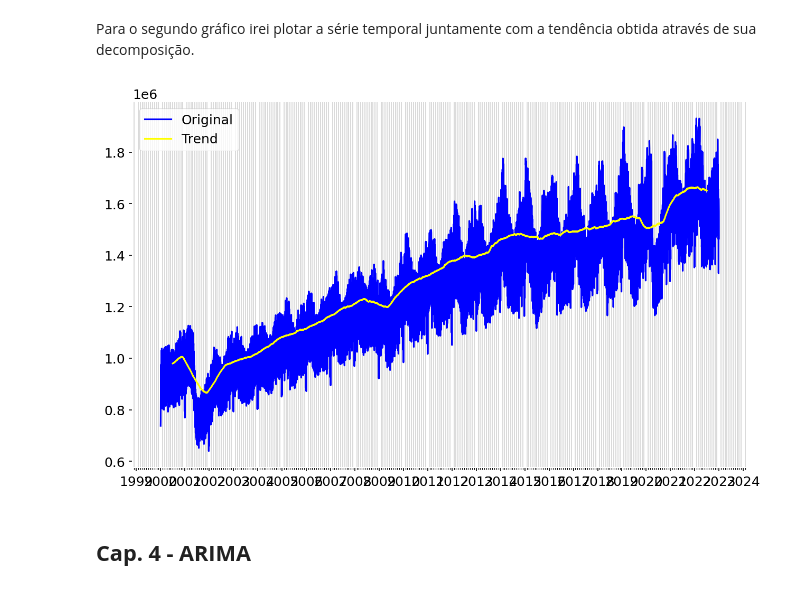
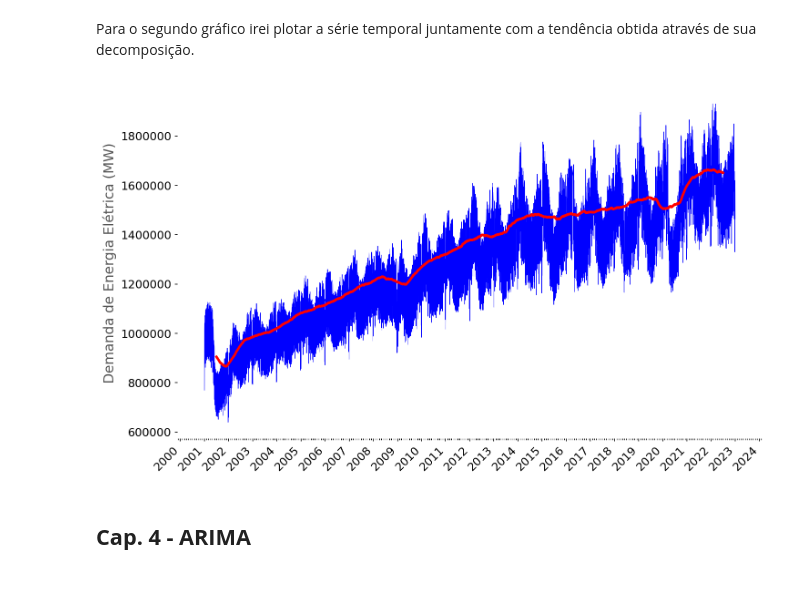
Before and after one commit to vitorsbarboza/Energy-Demand---Time-Series-Forecasting, a Jupyter notebook: Previsão_Demanda_Energia.ipynb, the cells around one changed output. Drawn from its saved outputs; the diff is of its cells as text; code cells hidden in the pictures.

```diff
--- a/Previsão_Demanda_Energia.ipynb
+++ b/Previsão_Demanda_Energia.ipynb
@@ -64,6 +64,17 @@ import matplotlib.pyplot as plt  # Criação de gráficos
 import matplotlib as mpl  # Customização de gráficos
 import matplotlib.dates as mdates # Manipulação de datas
 import seaborn as sns  # Gráficos estatísticos
+
+mpl.style.use('ggplot')
+
+mpl.rcParams['axes.facecolor']      = 'white'
+mpl.rcParams['axes.linewidth']      = 1
+mpl.rcParams['xtick.color']         = 'black'
+mpl.rcParams['ytick.color']         = 'black'
+mpl.rcParams['grid.color']          = 'lightgray'
+mpl.rcParams['figure.dpi']          = 150
+mpl.rcParams['axes.grid']           = True
+mpl.rcParams['font.size']           = 12
 
 # Bibliotecas para preprocessamento e modelagem
 from sklearn.preprocessing import MinMaxScaler  # Normalização de dados
@@ -442,38 +507,42 @@ fig.show()
 Para o segundo gráfico irei plotar a série temporal juntamente com a tendência obtida através de sua decomposição.
 # %%
 # Filtrar os dados a partir de 2012
-ts_data_demand = demand_df['daily_demand']
+ts_data_demand = demand_df['daily_demand']['2001-01-01':]
 
 # Decomposição sazonal
 decomposition = sm.tsa.seasonal_decompose(ts_data_demand, model='additive', period=365)
 
 # Plot da decomposição
-fig, ax = plt.subplots()
-ax.grid(True)
+fig, ax = plt.subplots(figsize=(10, 6))
+
+# Plot dos dados originais
+ax.plot(ts_data_demand.index, ts_data_demand, c='blue', label='Original', linewidth=0.5)
+
+# Plot da tendência se existir
+if decomposition.trend is not None:
+    ax.plot(decomposition.trend.index, decomposition.trend, c='red', label='Tendência', linewidth=2.5)
 
 # Configuração do eixo x para datas
-year = mdates.YearLocator(month=1)
-month = mdates.MonthLocator(interval=1)
-year_format = mdates.DateFormatter('%Y')
-month_format = mdates.DateFormatter('%m')
-ax.xaxis.set_minor_locator(month)
-ax.xaxis.grid(True, which='minor')
-ax.xaxis.set_major_locator(year)
-ax.xaxis.set_major_formatter(year_format)
+ax.xaxis.set_minor_locator(mdates.MonthLocator(interval=1))
+ax.xaxis.set_major_locator(mdates.YearLocator())
+ax.xaxis.set_major_formatter(mdates.DateFormatter('%Y'))
+plt.xticks(rotation=45, ha='right')
 
-# Plot dos dados
-ax.plot(ts_data_demand.index, ts_data_demand, c='blue', label='Original')
-if decomposition.trend is not None:
-    ax.plot(decomposition.trend.index, decomposition.trend, c='yellow', label='Trend')
+# Configuração do eixo y
+ax.set_ylabel('Demanda de Energia Elétrica (MW)')
+ax.ticklabel_format(style='plain', axis='y')
 
-# Adicionar legenda
-ax.legend()
+# Adicionar legenda e título
+# ax.set_title('Decomposição Sazonal da Demanda de Energia')
+# ax.legend()
 
-# Mostrar o gráfico
-plt.grid(False)
+# Remover grid desnecessário
+ax.grid(False)
+
+plt.tight_layout()
 plt.show()
 # %% [output]
-[figure, old version]
+[figure, new version]
 # %% [markdown]
 ## **Cap. 4 - ARIMA**
 # %% [markdown]
```
Also changed, not shown: parts of 30 cells of this notebook.
